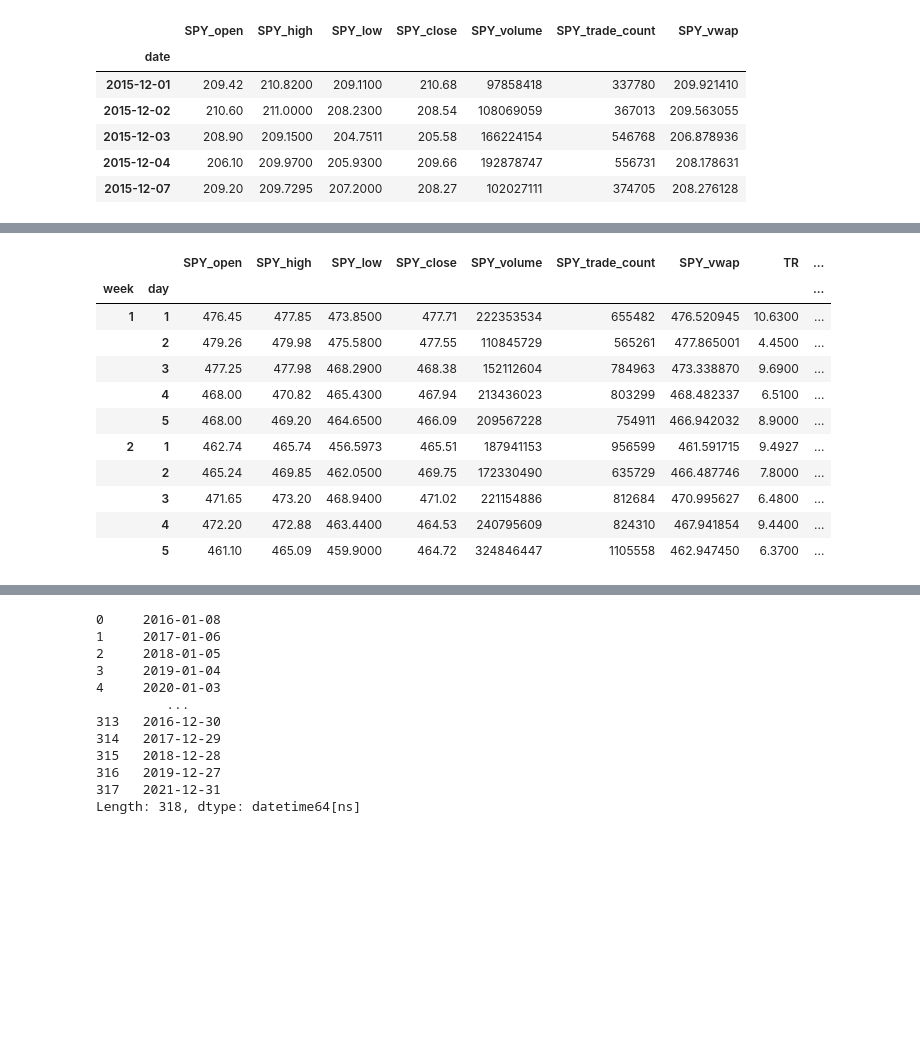
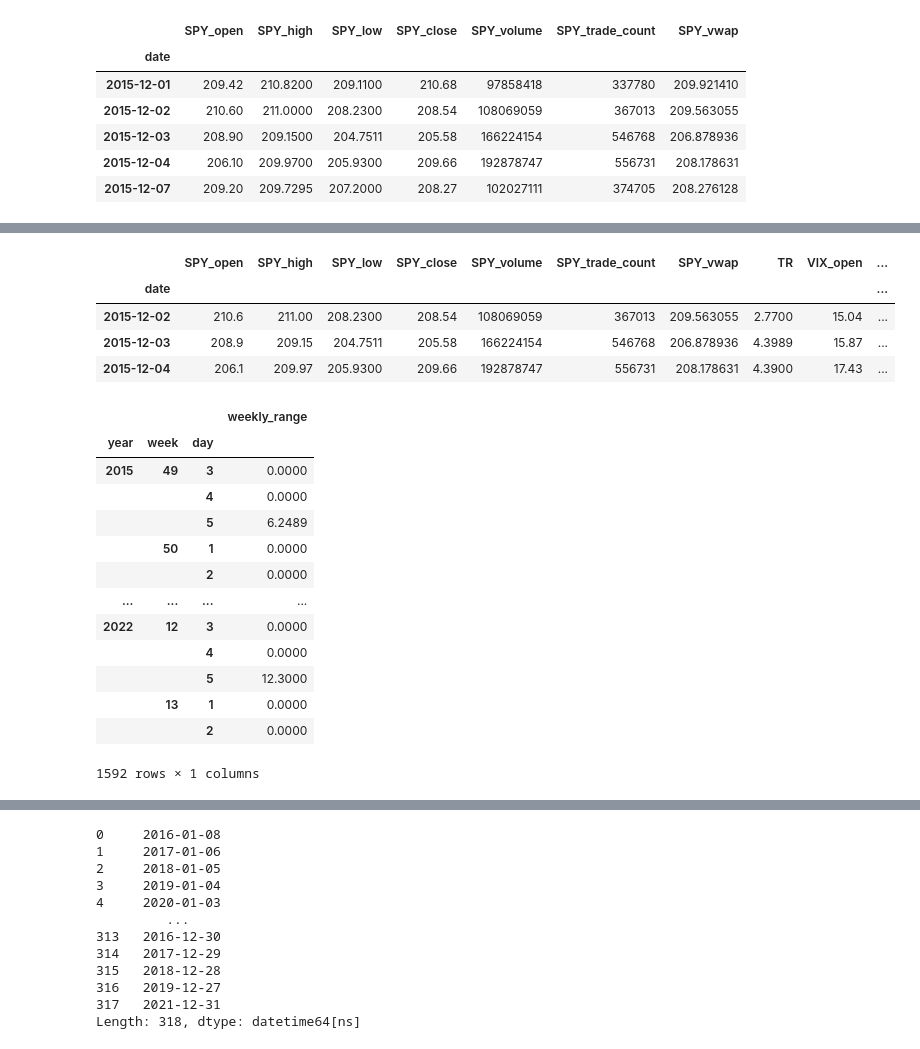
Before and after one commit to laramiedunlap/Project2, a Jupyter notebook: Laramie.ipynb, the cells around one changed output, grey strips where cells are left out. Drawn from its saved outputs; the diff is of its cells as text; code cells hidden in the pictures; blank space fills up the shorter version.

```diff
--- a/Laramie.ipynb
+++ b/Laramie.ipynb
@@ -128,19 +113,34 @@ x.to_csv('clean_data/SPY_TR_VIX_data.csv')
 # %%
 df = get_df(get_all_raw_data())
 df['weekly_range'] = 0
+# %%
+# week_group = df.groupby(by = [df.index.year, df.index.month, df.index.week]).mean()
+df.head(3)
+# %% [output]
+|  | SPY_open | SPY_high | SPY_low | SPY_close | SPY_volume | SPY_trade_count | SPY_vwap | TR | VIX_open | ... |
+| date |  |  |  |  |  |  |  |  |  | ... |
+| 2015-12-02 | 210.6 | 211.00 | 208.2300 | 208.54 | 108069059 | 367013 | 209.563055 | 2.7700 | 15.04 | ... |
+| 2015-12-03 | 208.9 | 209.15 | 204.7511 | 205.58 | 166224154 | 546768 | 206.878936 | 4.3989 | 15.87 | ... |
+| 2015-12-04 | 206.1 | 209.97 | 205.9300 | 209.66 | 192878747 | 556731 | 208.178631 | 4.3900 | 17.43 | ... |
 # %%
-week_group = df.groupby(by = [df.index.isocalendar().week,df.index.isocalendar().day]).max()
-week_group.head(10)
+week_group = df.groupby(by = [df.index.isocalendar().year, df.index.isocalendar().week,df.index.isocalendar().day]).mean()
+week_group.head()
+df_x = week_group.drop(columns= 'weekly_range')
+df_y = pd.DataFrame(week_group['weekly_range'])
-# %% [output]
-|  |  | SPY_open | SPY_high | SPY_low | SPY_close | SPY_volume | SPY_trade_count | SPY_vwap | TR | ... |
-| week | day |  |  |  |  |  |  |  |  | ... |
-| 1 | 1 | 476.45 | 477.85 | 473.8500 | 477.71 | 222353534 | 655482 | 476.520945 | 10.6300 | ... |
-|  | 2 | 479.26 | 479.98 | 475.5800 | 477.55 | 110845729 | 565261 | 477.865001 | 4.4500 | ... |
-|  | 3 | 477.25 | 477.98 | 468.2900 | 468.38 | 152112604 | 784963 | 473.338870 | 9.6900 | ... |
-|  | 4 | 468.00 | 470.82 | 465.4300 | 467.94 | 213436023 | 803299 | 468.482337 | 6.5100 | ... |
-|  | 5 | 468.00 | 469.20 | 464.6500 | 466.09 | 209567228 | 754911 | 466.942032 | 8.9000 | ... |
-| 2 | 1 | 462.74 | 465.74 | 456.5973 | 465.51 | 187941153 | 956599 | 461.591715 | 9.4927 | ... |
-|  | 2 | 465.24 | 469.85 | 462.0500 | 469.75 | 172330490 | 635729 | 466.487746 | 7.8000 | ... |
-|  | 3 | 471.65 | 473.20 | 468.9400 | 471.02 | 221154886 | 812684 | 470.995627 | 6.4800 | ... |
-|  | 4 | 472.20 | 472.88 | 463.4400 | 464.53 | 240795609 | 824310 | 467.941854 | 9.4400 | ... |
-|  | 5 | 461.10 | 465.09 | 459.9000 | 464.72 | 324846447 | 1105558 | 462.947450 | 6.3700 | ... |
+# %%
+df_y
+# %% [output]
+|  |  |  | weekly_range |
+| year | week | day |  |
+| 2015 | 49 | 3 | 0.0000 |
+|  |  | 4 | 0.0000 |
+|  |  | 5 | 6.2489 |
+|  | 50 | 1 | 0.0000 |
+|  |  | 2 | 0.0000 |
+| ... | ... | ... | ... |
+| 2022 | 12 | 3 | 0.0000 |
+|  |  | 4 | 0.0000 |
+|  |  | 5 | 12.3000 |
+|  | 13 | 1 | 0.0000 |
+|  |  | 2 | 0.0000 |
+1592 rows × 1 columns
```
Also changed, not shown: parts of 18 cells of this notebook.
